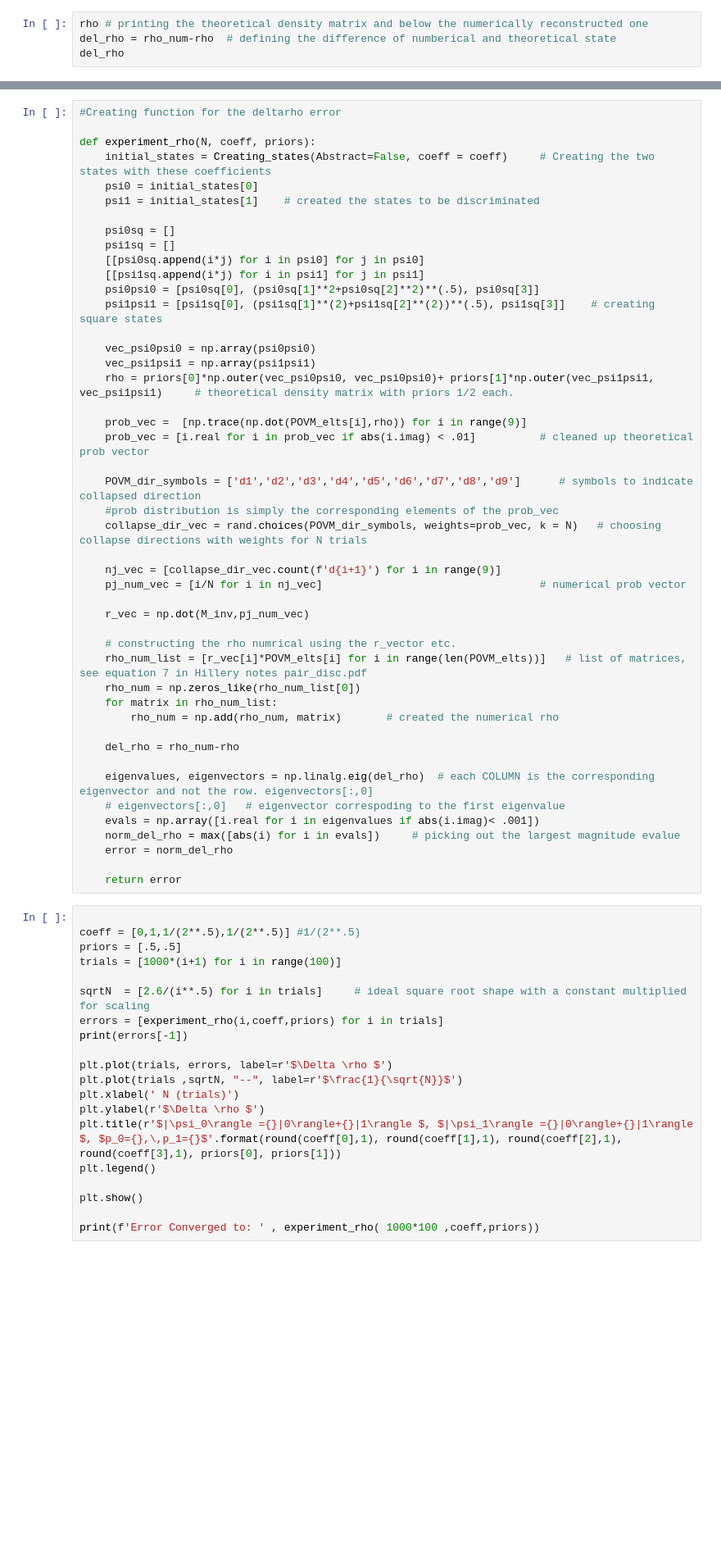
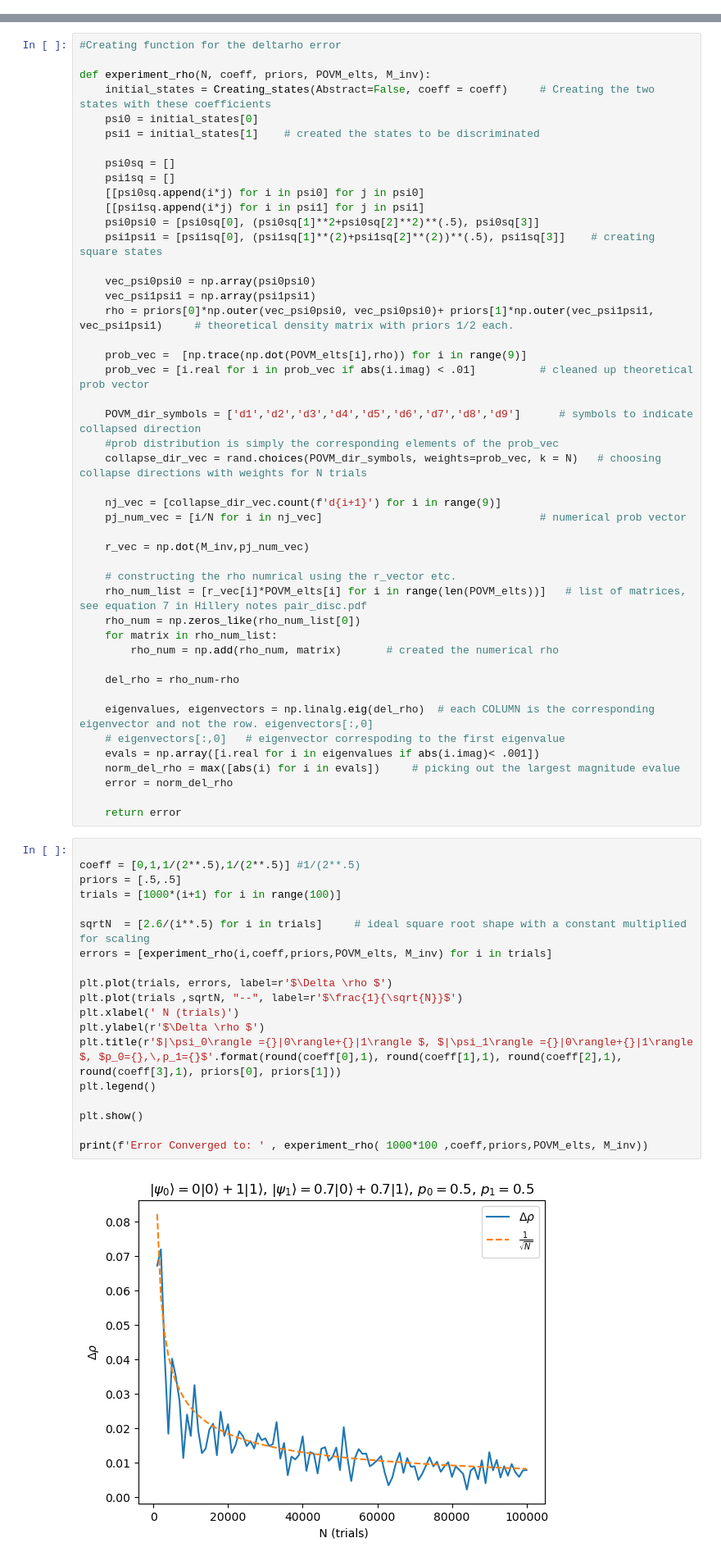
Before and after one commit to ofeypolv/povm, a Jupyter notebook: Pair_Discrimination_main.ipynb, the cells around one changed output, grey strips where cells are left out. Shown at 82% size. Drawn from its saved outputs; the diff is of its cells as text; blank space fills up the shorter version.

```diff
--- a/Pair_Discrimination_main.ipynb
+++ b/Pair_Discrimination_main.ipynb
@@ -178,4 +36,0 @@ print(rho_num)
-# %%
-rho # printing the theoretical density matrix and below the numerically reconstructed one
-del_rho = rho_num-rho  # defining the difference of numberical and theoretical state
-del_rho
@@ -196,7 +37,7 @@ norm_del_rho = max([abs(i) for i in evals])     # picking out the largest magnit
 # %%
 #Creating function for the deltarho error
 
-def experiment_rho(N, coeff, priors):
+def experiment_rho(N, coeff, priors, POVM_elts, M_inv):
     initial_states = Creating_states(Abstract=False, coeff = coeff)     # Creating the two states with these coefficients
     psi0 = initial_states[0]
     psi1 = initial_states[1]    # created the states to be discriminated
@@ -242,21 +83,21 @@ def experiment_rho(N, coeff, priors):
 # %%
 
 coeff = [0,1,1/(2**.5),1/(2**.5)] #1/(2**.5)
 priors = [.5,.5]
 trials = [1000*(i+1) for i in range(100)]
 
 sqrtN  = [2.6/(i**.5) for i in trials]     # ideal square root shape with a constant multiplied for scaling
-errors = [experiment_rho(i,coeff,priors) for i in trials]
-print(errors[-1])
+errors = [experiment_rho(i,coeff,priors,POVM_elts, M_inv) for i in trials]
 
 plt.plot(trials, errors, label=r'$\Delta \rho $')
 plt.plot(trials ,sqrtN, "--", label=r'$\frac{1}{\sqrt{N}}$')
 plt.xlabel(' N (trials)')
 plt.ylabel(r'$\Delta \rho $')
 plt.title(r'$|\psi_0\rangle ={}|0\rangle+{}|1\rangle $, $|\psi_1\rangle ={}|0\rangle+{}|1\rangle $, $p_0={},\,p_1={}$'.format(round(coeff[0],1), round(coeff[1],1), round(coeff[2],1), round(coeff[3],1), priors[0], priors[1]))
 plt.legend()
 
 plt.show()
 
-print(f'Error Converged to: ' , experiment_rho( 1000*100 ,coeff,priors))
+print(f'Error Converged to: ' , experiment_rho( 1000*100 ,coeff,priors,POVM_elts, M_inv))
 # %% [output]
+[figure, new version]
```
Also changed, not shown: parts of 19 cells of this notebook.
